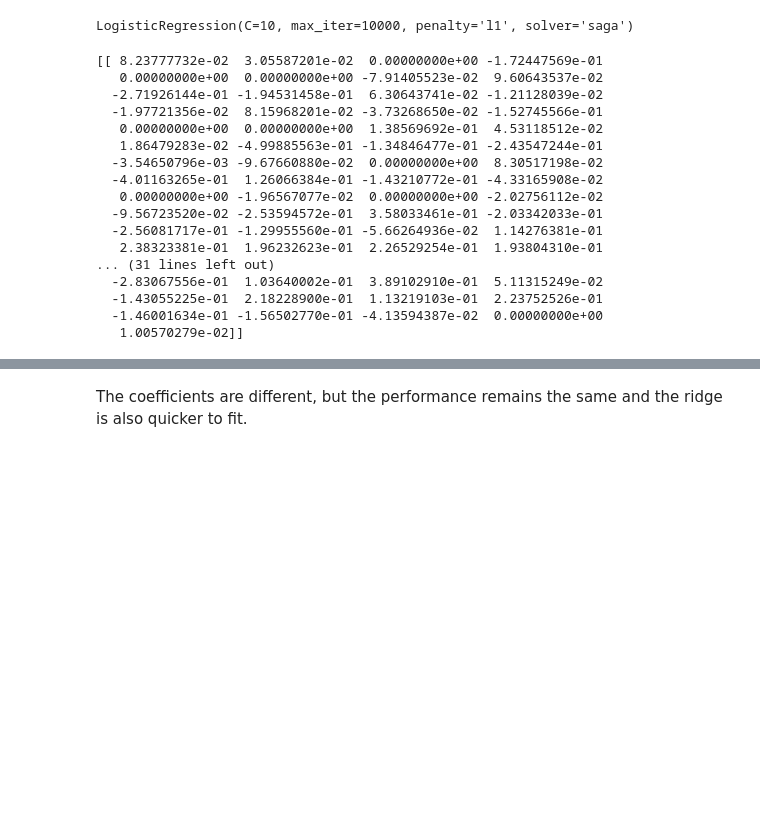
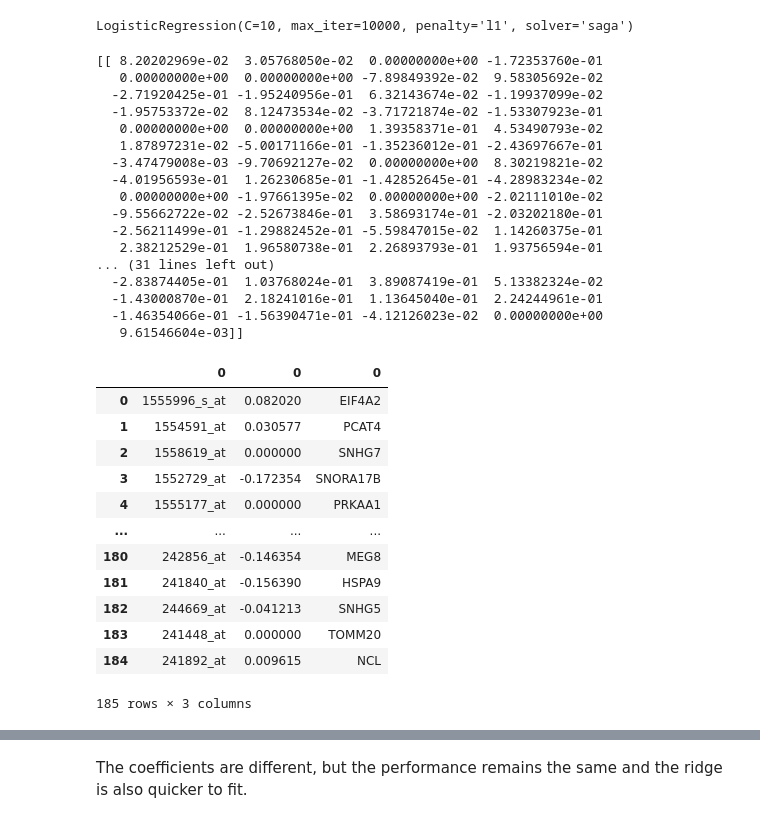
Before and after one commit to annalisaxamin/LBDM, a Jupyter notebook: Python/test_ML.ipynb, the cells around one changed output, grey strips where cells are left out. Drawn from its saved outputs; the diff is of its cells as text; code cells hidden in the pictures; blank space fills up the shorter version.

```diff
--- a/Python/test_ML.ipynb
+++ b/Python/test_ML.ipynb
@@ -11,7 +16,7 @@ warnings.filterwarnings('ignore')
 # %% [markdown]
 Let's begin by reading the expression matrix:
 # %%
-expression_matrix = pd.read_csv("../R_code/exp_matrix_cancer.csv")
+expression_matrix = pd.read_csv("../R_code/datasets/exp_matrix_cancer.csv")
 expression_matrix.drop(['Unnamed: 0'], axis=1, inplace=True)
 expression_matrix.head(5)
 # %% [output]
@@ -25,7 +30,7 @@ expression_matrix.head(5)
 # %% [markdown]
 And then also the annotation matrix:
 # %%
-annotation = pd.read_csv("../R_code/annotation.csv", encoding='utf-8')
+annotation = pd.read_csv("../R_code/datasets/annotation.csv", encoding='utf-8')
 annotation.head(5)
 # %% [output]
 |  | ensembl_gene_id | affy_hg_u133_plus_2 | hgnc_symbol | description | refseq_mrna | refseq_ncrna |
@@ -212,6 +228,7 @@ Finally, we fit a lasso regression to see if there is a comparable difference wi
 # %%
 tune_grid = {
-    'C': [0.01, 0.02, 0.03, 0.04, 0.05, 0.06, 0.07, 0.08, 0.09, 0.1, 0.11, 0.12, 0.13, 0.14, 0.15, 0.16, 0.17, 0.18, 0.19, 0.2, 1, 10, 100],
+    #'C': [0.01, 0.02, 0.03, 0.04, 0.05, 0.06, 0.07, 0.08, 0.09, 0.1, 0.11, 0.12, 0.13, 0.14, 0.15, 0.16, 0.17, 0.18, 0.19, 0.2, 1, 10, 100],
+    'C': [0.01, 0.2, 1, 5, 10, 20, 50, 80, 100],
     'penalty': ['l1']
 }
 
@@ -257,20 +273,41 @@ lasso = LogisticRegression(C=10, penalty='l1', solver='saga', max_iter=10000)
 lasso.fit(X_train, Y_train)
 print(lasso.coef_)
 # %% [output]
-[[ 8.23777732e-02  3.05587201e-02  0.00000000e+00 -1.72447569e-01
-   0.00000000e+00  0.00000000e+00 -7.91405523e-02  9.60643537e-02
-  -2.71926144e-01 -1.94531458e-01  6.30643741e-02 -1.21128039e-02
-  -1.97721356e-02  8.15968201e-02 -3.73268650e-02 -1.52745566e-01
-   0.00000000e+00  0.00000000e+00  1.38569692e-01  4.53118512e-02
-   1.86479283e-02 -4.99885563e-01 -1.34846477e-01 -2.43547244e-01
-  -3.54650796e-03 -9.67660880e-02  0.00000000e+00  8.30517198e-02
-  -4.01163265e-01  1.26066384e-01 -1.43210772e-01 -4.33165908e-02
-   0.00000000e+00 -1.96567077e-02  0.00000000e+00 -2.02756112e-02
-  -9.56723520e-02 -2.53594572e-01  3.58033461e-01 -2.03342033e-01
-  -2.56081717e-01 -1.29955560e-01 -5.66264936e-02  1.14276381e-01
-   2.38323381e-01  1.96232623e-01  2.26529254e-01  1.93804310e-01
+[[ 8.20202969e-02  3.05768050e-02  0.00000000e+00 -1.72353760e-01
+   0.00000000e+00  0.00000000e+00 -7.89849392e-02  9.58305692e-02
+  -2.71920425e-01 -1.95240956e-01  6.32143674e-02 -1.19937099e-02
+  -1.95753372e-02  8.12473534e-02 -3.71721874e-02 -1.53307923e-01
+   0.00000000e+00  0.00000000e+00  1.39358371e-01  4.53490793e-02
+   1.87897231e-02 -5.00171166e-01 -1.35236012e-01 -2.43697667e-01
+  -3.47479008e-03 -9.70692127e-02  0.00000000e+00  8.30219821e-02
+  -4.01956593e-01  1.26230685e-01 -1.42852645e-01 -4.28983234e-02
+   0.00000000e+00 -1.97661395e-02  0.00000000e+00 -2.02111010e-02
+  -9.55662722e-02 -2.52673846e-01  3.58693174e-01 -2.03202180e-01
+  -2.56211499e-01 -1.29882452e-01 -5.59847015e-02  1.14260375e-01
+   2.38212529e-01  1.96580738e-01  2.26893793e-01  1.93756594e-01
 ... (31 lines left out)
-  -2.83067556e-01  1.03640002e-01  3.89102910e-01  5.11315249e-02
-  -1.43055225e-01  2.18228900e-01  1.13219103e-01  2.23752526e-01
-  -1.46001634e-01 -1.56502770e-01 -4.13594387e-02  0.00000000e+00
-   1.00570279e-02]]
+  -2.83874405e-01  1.03768024e-01  3.89087419e-01  5.13382324e-02
+  -1.43000870e-01  2.18241016e-01  1.13645040e-01  2.24244961e-01
+  -1.46354066e-01 -1.56390471e-01 -4.12126023e-02  0.00000000e+00
+   9.61546604e-03]]
+# %%
+gene_names = []
+for col in X_test.columns:
+    gene_names.append(annotation[annotation['affy_hg_u133_plus_2'] == col].iloc[0]['hgnc_symbol'])
+
+coefficients = pd.concat([pd.DataFrame(X_test.columns),pd.DataFrame(np.transpose(lasso.coef_)), pd.DataFrame(gene_names)], axis = 1)
+coefficients
+# %% [output]
+|  | 0 | 0 | 0 |
+| 0 | 1555996_s_at | 0.082020 | EIF4A2 |
+| 1 | 1554591_at | 0.030577 | PCAT4 |
+| 2 | 1558619_at | 0.000000 | SNHG7 |
+| 3 | 1552729_at | -0.172354 | SNORA17B |
+| 4 | 1555177_at | 0.000000 | PRKAA1 |
+| ... | ... | ... | ... |
+| 180 | 242856_at | -0.146354 | MEG8 |
+| 181 | 241840_at | -0.156390 | HSPA9 |
+| 182 | 244669_at | -0.041213 | SNHG5 |
+| 183 | 241448_at | 0.000000 | TOMM20 |
+| 184 | 241892_at | 0.009615 | NCL |
+185 rows × 3 columns
```
Also changed, not shown: parts of 25 cells of this notebook, 17 other files.
